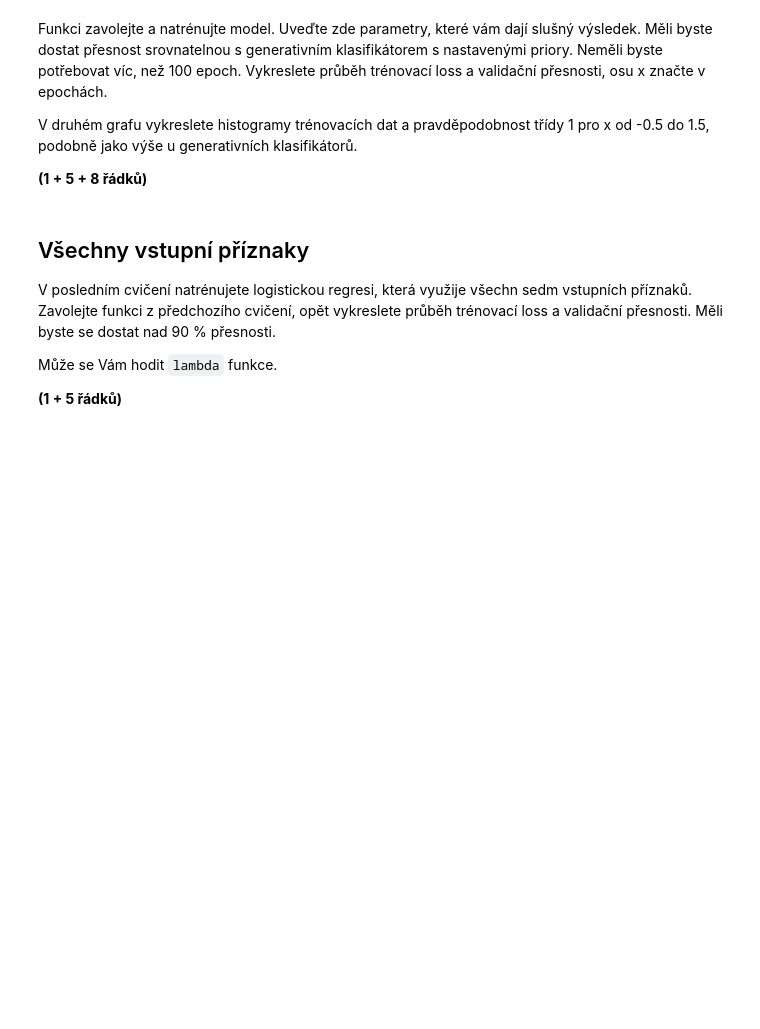
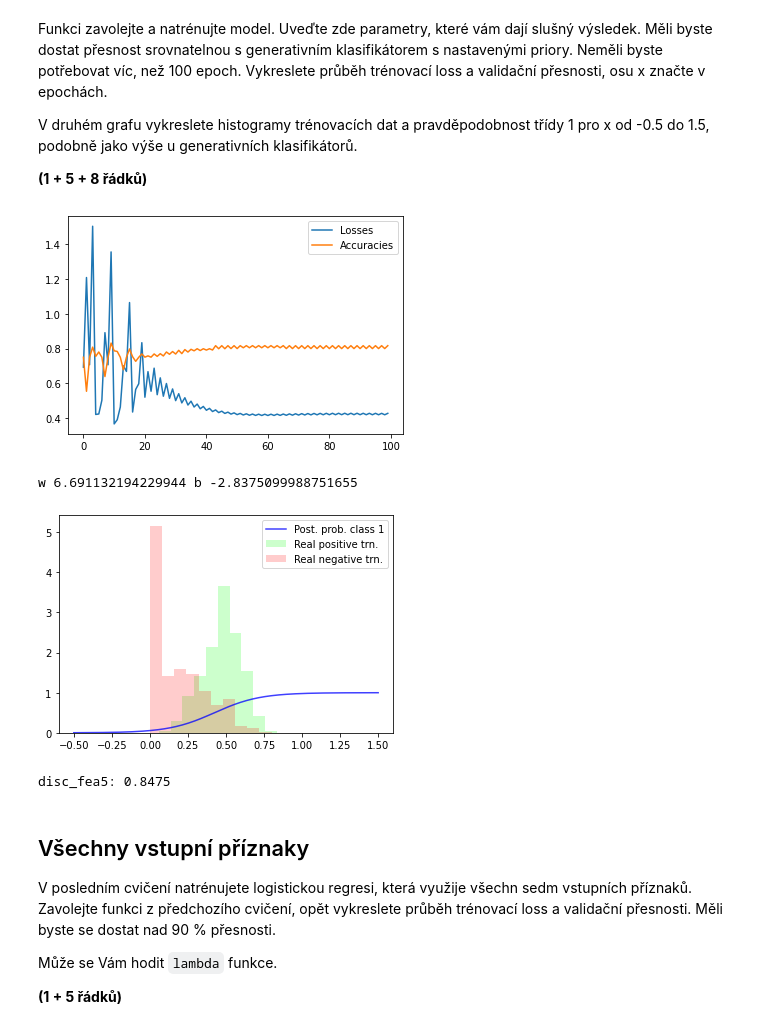
Before and after one commit to NejedlyDominik/vut-fit-SUI-project-2, a Jupyter notebook: zadani.ipynb, the cells around one changed output. Cells and saved outputs as stored; diff of their text form; code cells hidden in the pictures; blank space fills up the shorter version.

```diff
--- a/zadani.ipynb
+++ b/zadani.ipynb
@@ -33,7 +33,7 @@ class BinaryDataset:
         self.pos = np.loadtxt(positives)
         self.neg = np.loadtxt(negatives)
         self.xs = np.concatenate((self.pos, self.neg))
-        self.targets = np.concatenate((np.full(self.pos.shape[0], 1), np.full(self.neg.shape[0], 0)))
+        self.targets = np.concatenate((np.ones(len(self.pos)), np.zeros(len(self.neg))))
 
 train_dataset = BinaryDataset('positives.trn', 'negatives.trn')
 val_dataset = BinaryDataset('positives.val', 'negatives.val')
@@ -257,7 +257,21 @@ def train_logistic_regression(nb_epochs, lr, in_dim, fea_preprocessor):
     train_X = fea_preprocessor(train_dataset.xs)
     train_t = train_dataset.targets
 
-    pass
+    samples_num = len(train_t)
+    norm_lr = lr / samples_num
+    best_model_accuracy = evaluate(best_model, train_X, train_t)
+    for _ in range(nb_epochs):
+        probs1 = model.prob_class_1(train_X)
+        model.w -= norm_lr * (probs1 - train_t).dot(train_X)
+        model.b -= norm_lr * np.sum(probs1 - train_t)
+        losses.append(binary_cross_entropy(probs1, train_t) / samples_num)
+        model_accuracy = evaluate(model, train_X, train_t)
+
+        if(model_accuracy > best_model_accuracy):
+            best_model = copy.deepcopy(model)
+            best_model_accuracy = model_accuracy
+
+        accuracies.append(model_accuracy)
 
     return best_model, losses, accuracies
 # %% [markdown]
@@ -281,3 +287,26 @@ print('disc_fea5:', evaluate(disc_fea5, val_dataset.xs[:, FOI][:, np.newaxis], v
+# %%
+disc_fea5, losses, accuracies = train_logistic_regression(100, 19, 1, FeatureCutter(FOI))
+
+fig, ax = plt.subplots()
+ax.plot(range(len(losses)), losses, label='Losses')
+ax.plot(range(len(accuracies)), accuracies, label='Accuracies')
+ax.legend()
+plt.show()
+print('w', disc_fea5.w.item(), 'b', disc_fea5.b.item())
+
+fig, ax = plt.subplots()
+x = np.linspace(-0.5, 1.5, 200)
+ax.plot(x, disc_fea5.prob_class_1(x[:, np.newaxis]), 'b-', alpha=0.75, label='Post. prob. class 1')
+ax.hist(train_dataset.pos[:, FOI], color='lime', alpha=0.2, label='Real positive trn.', histtype='stepfilled', density=True)
+ax.hist(train_dataset.neg[:, FOI], color='red', alpha=0.2, label='Real negative trn.', histtype='stepfilled', density=True)
+ax.legend()
+plt.show()
+print('disc_fea5:', evaluate(disc_fea5, val_dataset.xs[:, FOI][:, np.newaxis], val_dataset.targets))
+# %% [output]
+[figure, added]
+w 6.691132194229944 b -2.8375099988751655
+[figure, added]
+disc_fea5: 0.8475
 # %% [markdown]
 ## Všechny vstupní příznaky
 V posledním cvičení natrénujete logistickou regresi, která využije všechn sedm vstupních příznaků.
```
Also changed, not shown: parts of 5 cells of this notebook.
